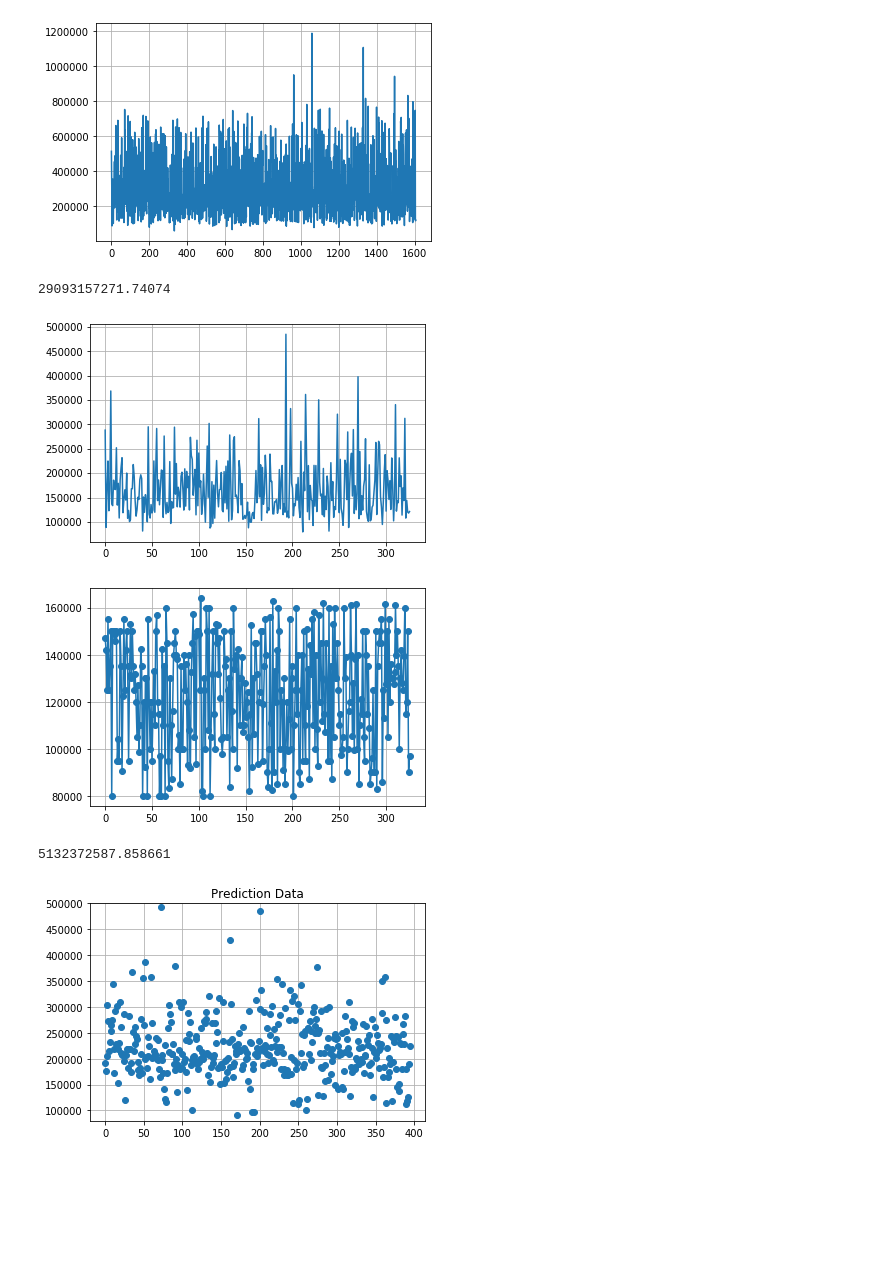
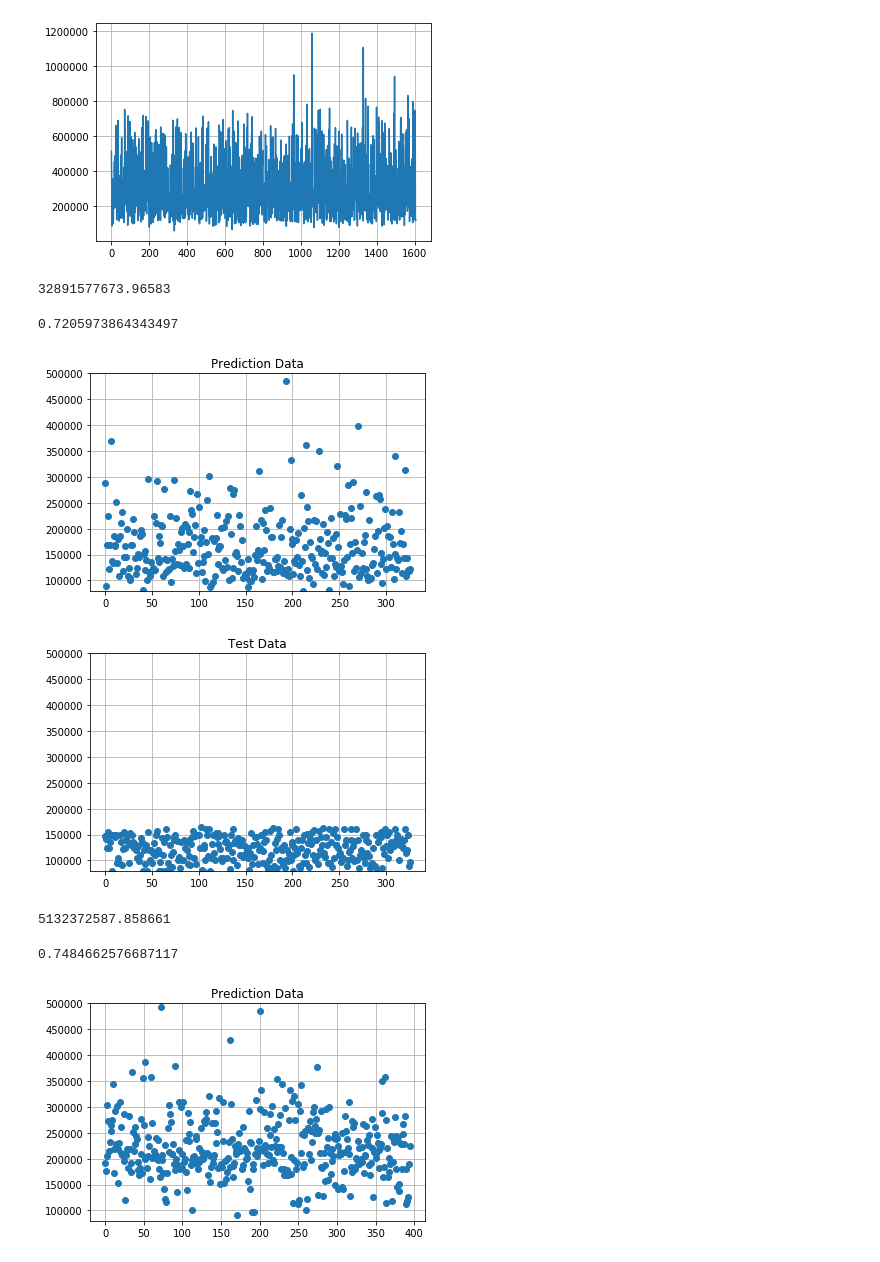
Before and after one commit to nachonavarro/real-estate-ml, a Jupyter notebook: models.ipynb, the cells around one changed output. Saved outputs shown, nothing was run; the diff lists cells and outputs as text; code cells hidden in the pictures; blank space fills up the shorter version.

Commit message:
add filter data before learning model

```diff
--- a/models.ipynb
+++ b/models.ipynb
@@ -92,0 +77,4 @@ Name: sale_price, dtype: float64
+# %%
+X_train = X_train[X_train['sale_price'] <= 800000][X_train['sale_price'] >= 80000]
+y_train = y_train[y_train <= 800000][y_train >= 80000]
+X_train = X_train.drop(columns=['sale_price'])
@@ -116,8 +124,7 @@ mean_squared_error(y_pred, y_test)
 # %% [markdown]
 ## Running Linear Regression
 # %%
-normalPriceX_train = X_train[X_train['sale_price'] <= 800000][X_train['sale_price'] >= 80000]
-reg = LinearRegression().fit(normalPriceX_train.drop(columns=['sale_price']), y_train[y_train <= 800000][y_train >= 80000])
+reg = LinearRegression().fit(X_train, y_train)
 y_pred = reg.predict(X_test.drop(columns=['sale_price']))
 fig, ax = plt.subplots()
 
@@ -129,4 +136,4 @@ plt.show()
 # %%
 mean_squared_error(y_pred, y_test)
 # %% [output]
-29093157271.74074
+32891577673.96583
@@ -141,29 +140,39 @@ percent75X_test = X_test[X_test['sale_price'] > 262000][X_test['sale_price'] <=
+# %%
+accuracy(y_pred, y_test, 0.3)
+# %% [output]
+0.7205973864343497
 # %%
 #25 predict
 
 percent25Y_pred = reg.predict(percent25X_test)
 fig, ax = plt.subplots()
 
-ax.plot(percent25Y_pred)
+ax.plot(percent25Y_pred, 'o')
 ax.grid()
+plt.title('Prediction Data')
+plt.ylim(80000, 500000)
 plt.show()
 
 fig1, ax1 = plt.subplots()
 
 y_test25 = []
 for e in percent25Y_test.index:
     y_test25.append(percent25Y_test[e])
 
-ax1.plot(y_test50, 'o')
+ax1.plot(y_test25, 'o')
 ax1.grid()
 plt.title('Test Data')
 plt.ylim(80000, 500000)
 plt.show()
 mean_squared_error(percent25Y_pred, percent25Y_test)
 # %% [output]
-[figure, old version]
+[figure, new version]
-[figure, old version]
+[figure, new version]
 5132372587.858661
+# %%
+accuracy(y_test25, percent25Y_pred, 0.6)
+# %% [output]
+0.7484662576687117
 # %%
 #50 predict
 
```
Also changed, not shown: parts of 21 cells of this notebook.
